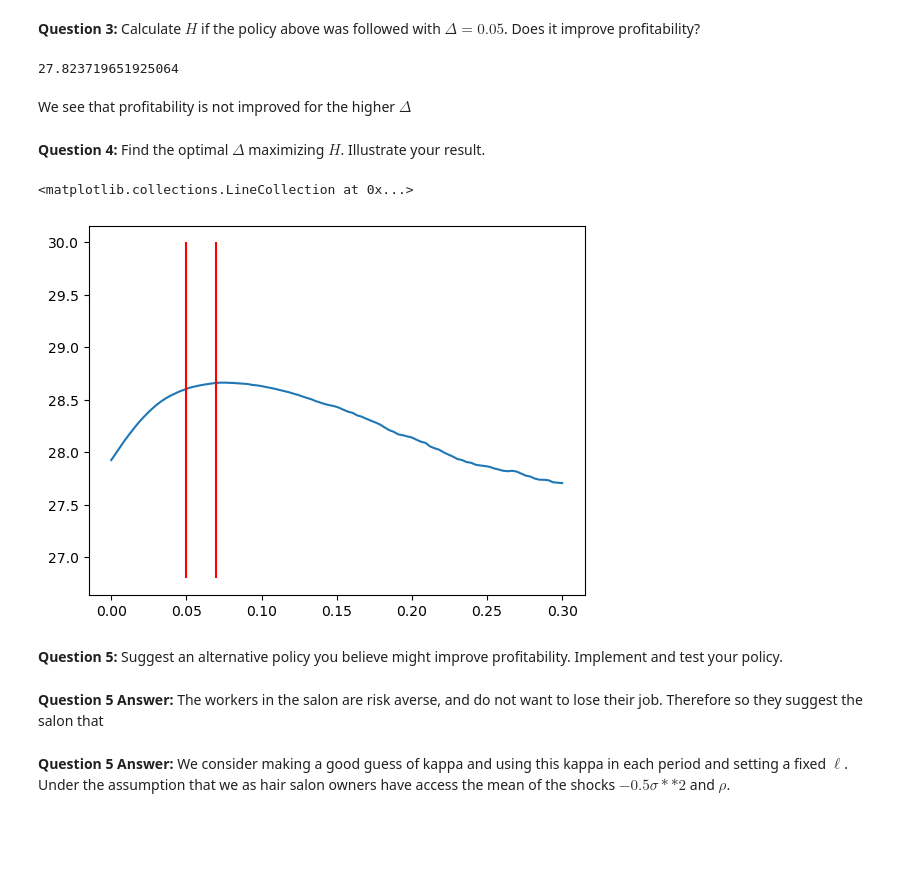
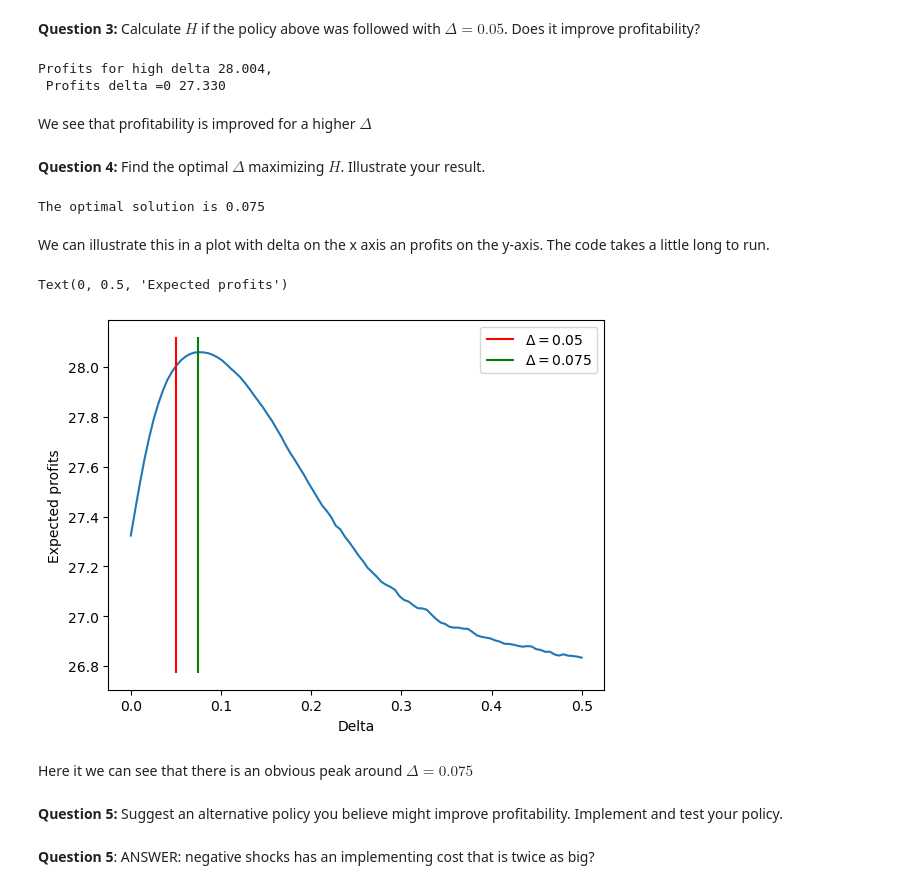
Before and after one commit to NumEconCopenhagen/projects-2023-scb, a Jupyter notebook: exam/Q2_kjt_v2.ipynb, the cells around one changed output. Cells and saved outputs as stored; diff of their text form; code cells hidden in the pictures; blank space fills up the shorter version.

```diff
--- a/exam/Q2_kjt_v2.ipynb
+++ b/exam/Q2_kjt_v2.ipynb
@@ -215,12 +249,15 @@ With $\Delta \geq 0$ and $\Delta = 0$ being the previous policy.
 # %%
 # write your code here
 par.Delta= 0.05
+par.K = 1000
+np.random.seed(1234)
 profits_high_Delta = big_H(par)
-print(profits_high_Delta)
+print(f"Profits for high delta {profits_high_Delta:.3f},\n Profits delta =0 {prof_Delta_0[10]:.3f}")
 # %% [output]
-27.823719651925064
+Profits for high delta 28.004,
+ Profits delta =0 27.330
 # %% [markdown]
-We see that profitability is not improved for the higher $\Delta$
+We see that profitability is improved for a higher $\Delta$
 # %% [markdown]
 **Question 4:** Find the optimal $\Delta$ maximizing $H$. Illustrate your result.
 # %%
@@ -238,26 +286,34 @@ def sol_Delta(par):
+# %%
+print(f"The optimal solution is {optimalDelta.x[0]:.3f}")
+# %% [output]
+The optimal solution is 0.075
+# %% [markdown]
+We can illustrate this in a plot with delta on the x axis an profits on the y-axis. The code takes a little long to run.
 # %%
 from tqdm import tqdm
-par.K = 200
+par.K = 1000
 H = np.empty(100)
-Delta = np.linspace(0,0.3,100)
+Delta = np.linspace(0,0.5,100)
 for i, d in tqdm(enumerate(Delta)):
     par.Delta = d
-    np.random.seed(1)
+    np.random.seed(1234)
     H[i] = big_H(par)
-# %%
-fig, ax = plt.subplots(1,1)
-ax.plot(Delta, H)
-ax.vlines(0.05, ymin=26.8, ymax=30, color='red')
-ax.vlines(0.07, ymin=26.8, ymax=30, color='red')
-# %% [output]
-<matplotlib.collections.LineCollection at 0x...>
-[figure, removed]
+# %%
+fig, ax = plt.subplots(1,1)
+ax.plot(Delta, H)
+ymin = ax.get_ylim()[0]
+ymax = ax.get_ylim()[1]
+# Add a vertical line at x=3 aligned with the top and bottom of the figure
+ax.vlines(x=0.05, ymin=ymin, ymax=ymax, color='r', label="$\Delta = 0.05$")
+ax.vlines(x=0.075, ymin=ymin, ymax=ymax, color='g', label="$\Delta = 0.075$")
+ax.legend()
+ax.set_xlabel('Delta')
+ax.set_ylabel('Expected profits')
+# %% [output]
+Text(0, 0.5, 'Expected profits')
+[figure, added]
+# %% [markdown]
+Here it we can see that there is an obvious peak around $\Delta=0.075$
 # %% [markdown]
 
 **Question 5:** Suggest an alternative policy you believe might improve profitability. Implement and test your policy.
-# %% [markdown]
-**Question 5 Answer:**
-The workers in the salon are risk averse, and do not want to lose their job. Therefore  so they suggest the salon that
-# %% [markdown]
-**Question 5 Answer:**
-We consider making a good guess of kappa and using this kappa in each period and setting a fixed $\ell$. Under the assumption that we as hair salon owners have access the mean of the shocks $-0.5\sigma**2$ and $\rho$.
@@ -273,0 +320,2 @@ def sim_ell_guess(par):
+# %% [markdown]
+**Question 5**: ANSWER: negative shocks has an implementing cost that is twice as big?
```
Also changed, not shown: parts of 24 cells of this notebook.
